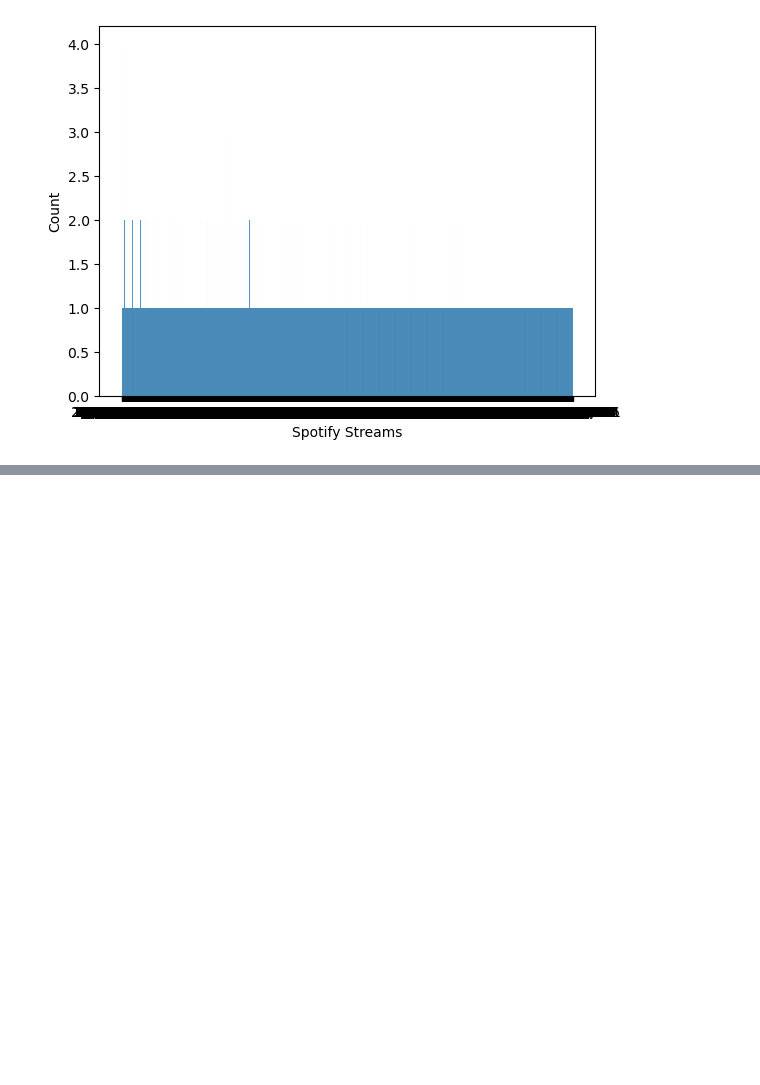
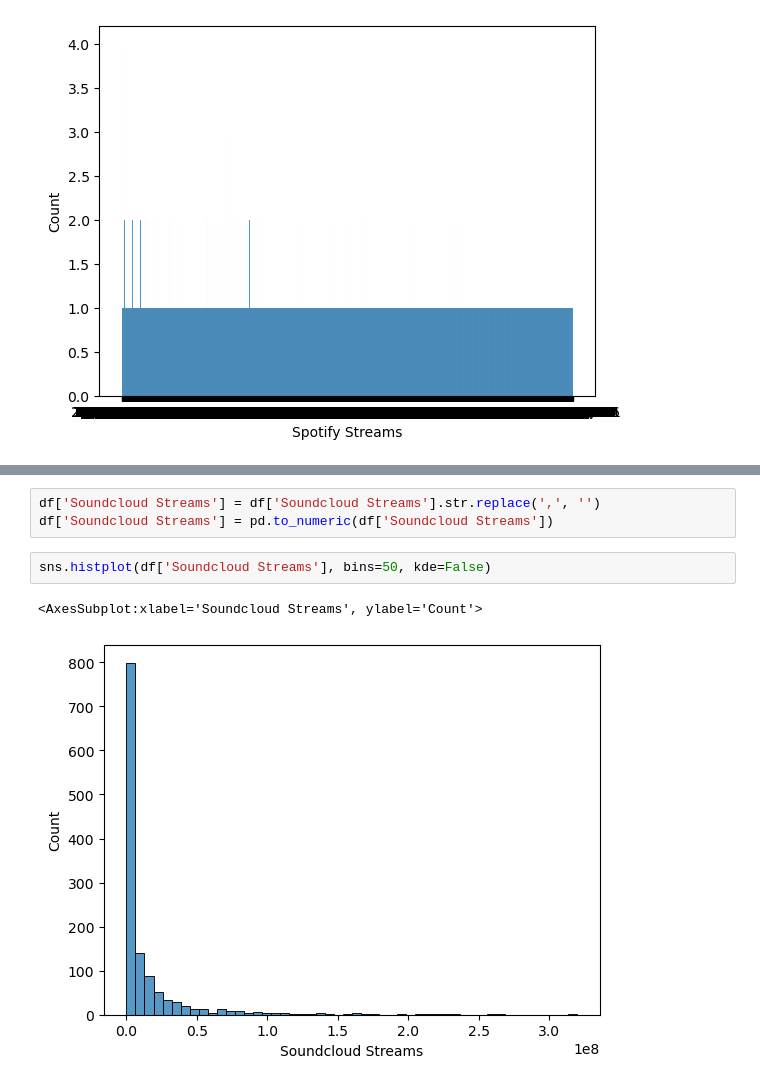
Before and after one commit to ReapersOne/AI, a Jupyter notebook: Semester 1/Spotify/Spotify.ipynb, the cells around one changed output, grey strips where cells are left out. Drawn from its saved outputs; the diff is of its cells as text; blank space fills up the shorter version.

Commit message:
We learned about histograms

```diff
--- a/Semester 1/Spotify/Spotify.ipynb
+++ b/Semester 1/Spotify/Spotify.ipynb
@@ -175,0 +176,8 @@ sns.histplot(df['Shazam Counts'], bins=50, kde=False)
+# %%
+df['Soundcloud Streams'] = df['Soundcloud Streams'].str.replace(',', '')
+df['Soundcloud Streams'] = pd.to_numeric(df['Soundcloud Streams'])
+# %%
+sns.histplot(df['Soundcloud Streams'], bins=50, kde=False)
+# %% [output]
+<AxesSubplot:xlabel='Soundcloud Streams', ylabel='Count'>
+[figure, added]
```
Also changed, not shown: parts of 7 cells of this notebook.
